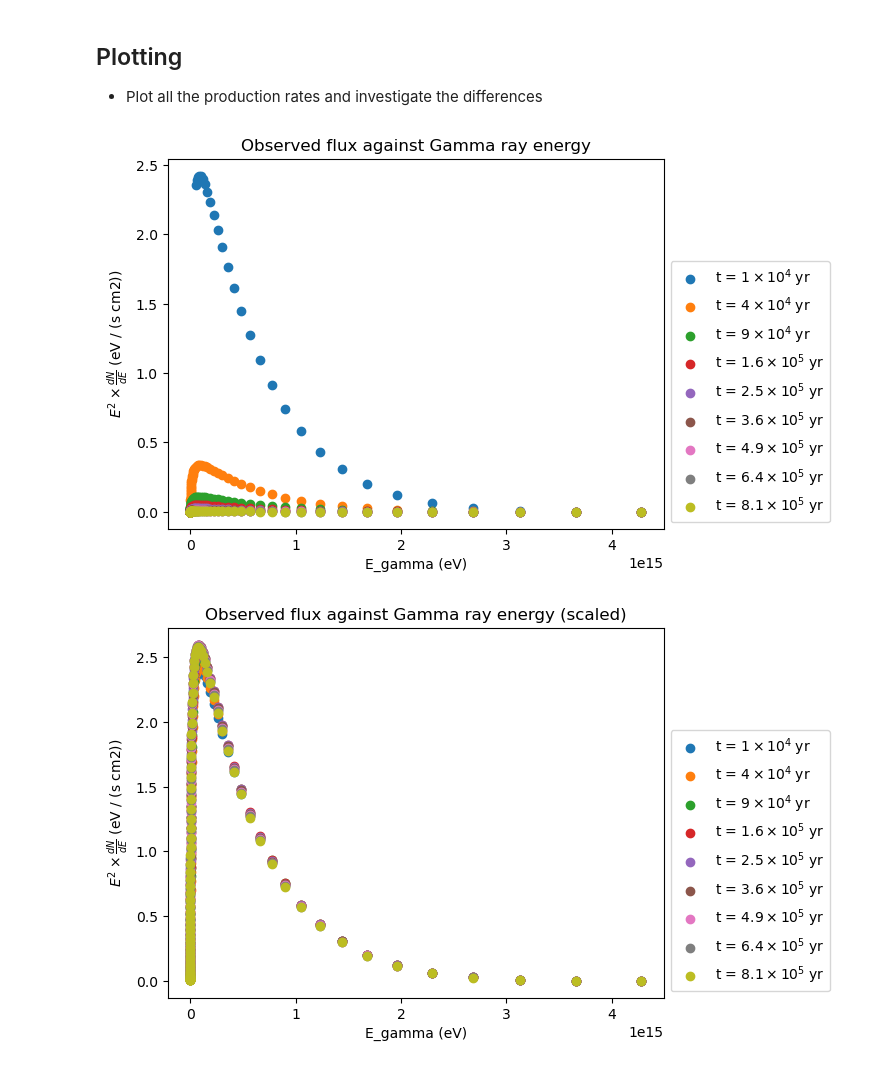
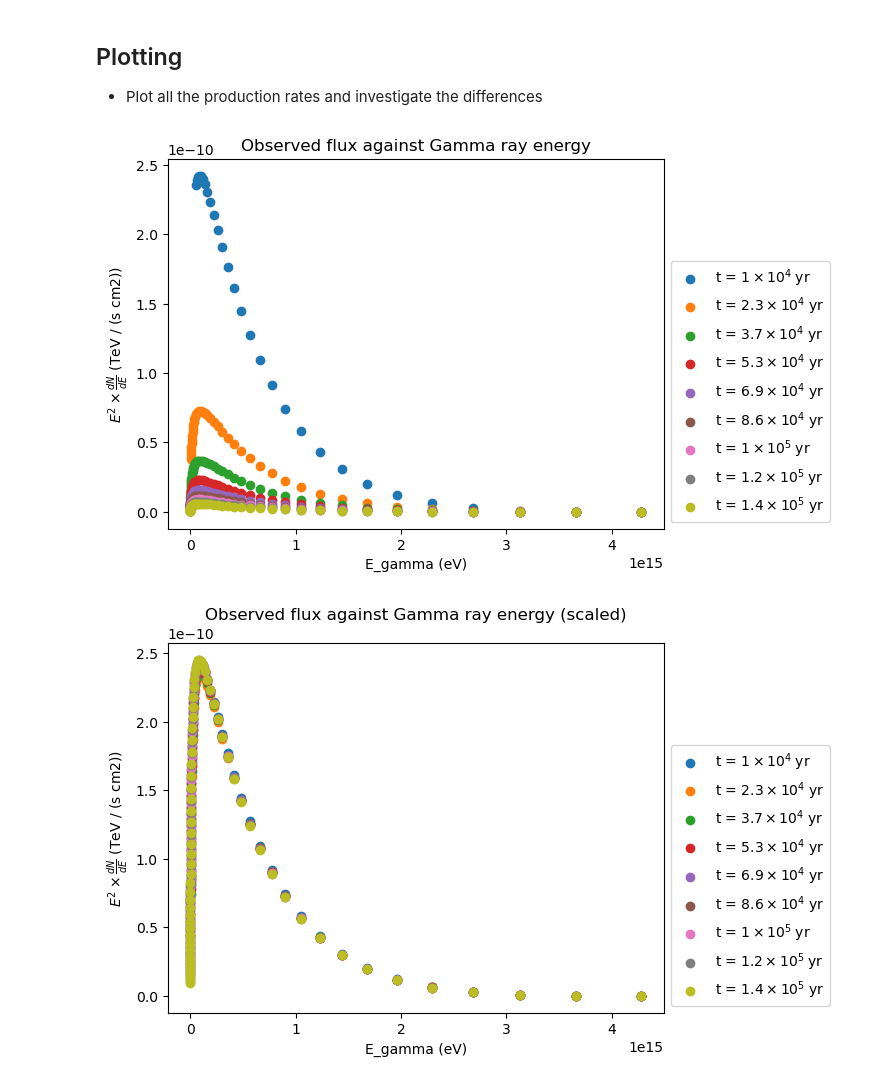
Before and after one commit to JoeBannouna/snr-prac, a Jupyter notebook: GammaDistribution.ipynb, the cells around one changed output. Drawn from its saved outputs; the diff is of its cells as text; code cells hidden in the pictures.

```diff
--- a/GammaDistribution.ipynb
+++ b/GammaDistribution.ipynb
@@ -163,7 +163,7 @@ $$ \frac{dN_\gamma}{dE_p}(E_\gamma) = \frac{c n_p V}{4 \pi d^2} \int_{E_\gamma}^
 light_speed = 3e8 * u.m / u.s
 
 @u.quantity_input(E_gamma=u.eV, time_parameter=u.yr, n_p=1/u.m**3, cloud_volume=u.m**3, dist_to_earth=u.pc)
-def calcRateOfChangeOfRaysNumberWithRespectToEnergy(E_gamma, time_parameter, n_p=1/u.m**3, cloud_volume=65449*u.pc**3, dist_to_earth=20*u.pc):
+def calcRateOfChangeOfRaysNumberWithRespectToEnergy(E_gamma, time_parameter, n_p=100/u.m**3, cloud_volume=65449*u.pc**3, dist_to_earth=20*u.pc):
   E_gamma_logspace, results_range = calcIntegralForRangeOfE_gamma(E_gamma, time_parameter)
   return E_gamma_logspace, (light_speed * n_p * cloud_volume / (4*np.pi*dist_to_earth**2)) * results_range
 # %% [markdown]
@@ -179,7 +179,7 @@ def plotGammaProductionRate(E_gamma_logspace, result_arr, time_parameter, mode,
   # print(index, "data points out of 500 are NaN")
 
 
-  flux_arr = (E_gamma_logspace**2 * result_arr).to(u.eV / u.cm**2 / u.s)
+  flux_arr = (E_gamma_logspace**2 * result_arr).to(u.TeV / u.cm**2 / u.s)
 
   max_index = np.nanargmax(flux_arr)
   max_E_flux = flux_arr[max_index]
@@ -197,12 +197,8 @@ def plotGammaProductionRate(E_gamma_logspace, result_arr, time_parameter, mode,
     plt.xscale('log')
     plt.yscale('log')
 
-  if mode == "log":
-    plt.xlabel(f"log(E_gamma ({E_gamma_logspace.unit}))")
-    plt.ylabel(r"log($E^2 \times \frac{dN}{dE}$ " + f"({flux_arr.unit}))" )
-  else:
-    plt.xlabel(f"E_gamma ({E_gamma_logspace.unit})")
-    plt.ylabel(r"$E^2 \times \frac{dN}{dE}$ " + f"({flux_arr.unit})" )
+  plt.xlabel(f"E_gamma ({E_gamma_logspace.unit})")
+  plt.ylabel(r"$E^2 \times \frac{dN}{dE}$ " + f"({flux_arr.unit})" )
 
   # plt.show()
 # %% [markdown]
@@ -213,7 +209,7 @@ result_arr_list = []
 time_parameter_list = []
 
 for i in range(9):
-  time_parameter = ((i+1)**2) * (10000 * u.yr)
+  time_parameter = ((i+1)**1.2) * (10000 * u.yr)
   E_gamma_logspace, result_arr = calcRateOfChangeOfRaysNumberWithRespectToEnergy(1 * u.GeV, time_parameter)
 
   E_gamma_logspace_list.append(E_gamma_logspace)
@@ -231,19 +227,19 @@ plt.title("Observed flux against Gamma ray energy")
 plt.legend(loc='center left', bbox_to_anchor=(1, 0.37))
 plt.show()
 # %% [output]
-[figure, old version]
+[figure, new version]
 # %%
 # Linear plot (scaled)
 index = 1
 plt.figure()
 for E_gamma_logspace, result_arr, time_parameter in zip(E_gamma_logspace_list, result_arr_list, time_parameter_list):
-  plotGammaProductionRate(E_gamma_logspace, result_arr * index**2.87, time_parameter, "linear", showInfo=False)
+  plotGammaProductionRate(E_gamma_logspace, result_arr * index**1.7, time_parameter, "linear", showInfo=False)
   index += 1
 plt.title("Observed flux against Gamma ray energy (scaled)")
 plt.legend(loc='center left', bbox_to_anchor=(1, 0.37))
 plt.show()
 # %% [output]
-[figure, old version]
+[figure, new version]
 # %%
 # Log plot
 plt.figure()
```
Also changed, not shown: parts of 1 cell of this notebook.
